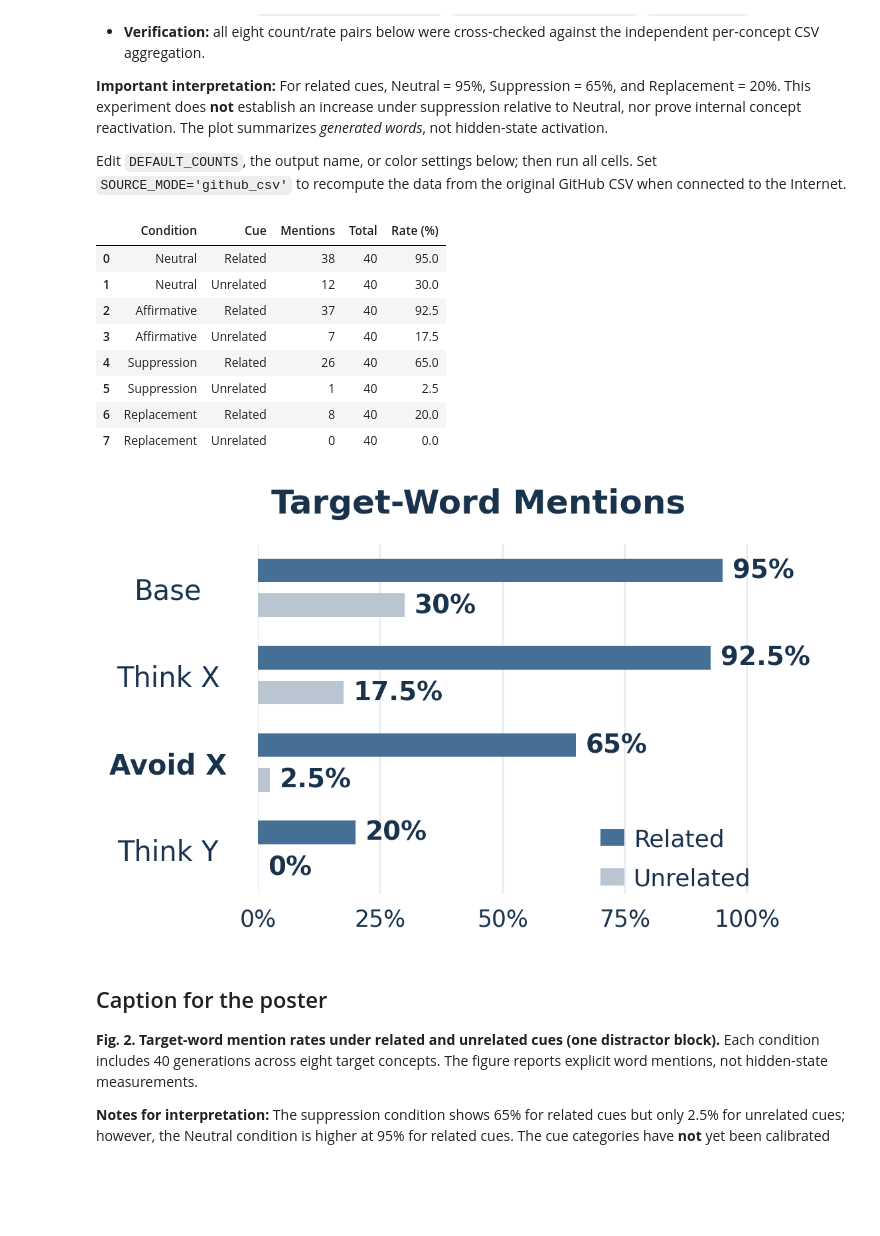
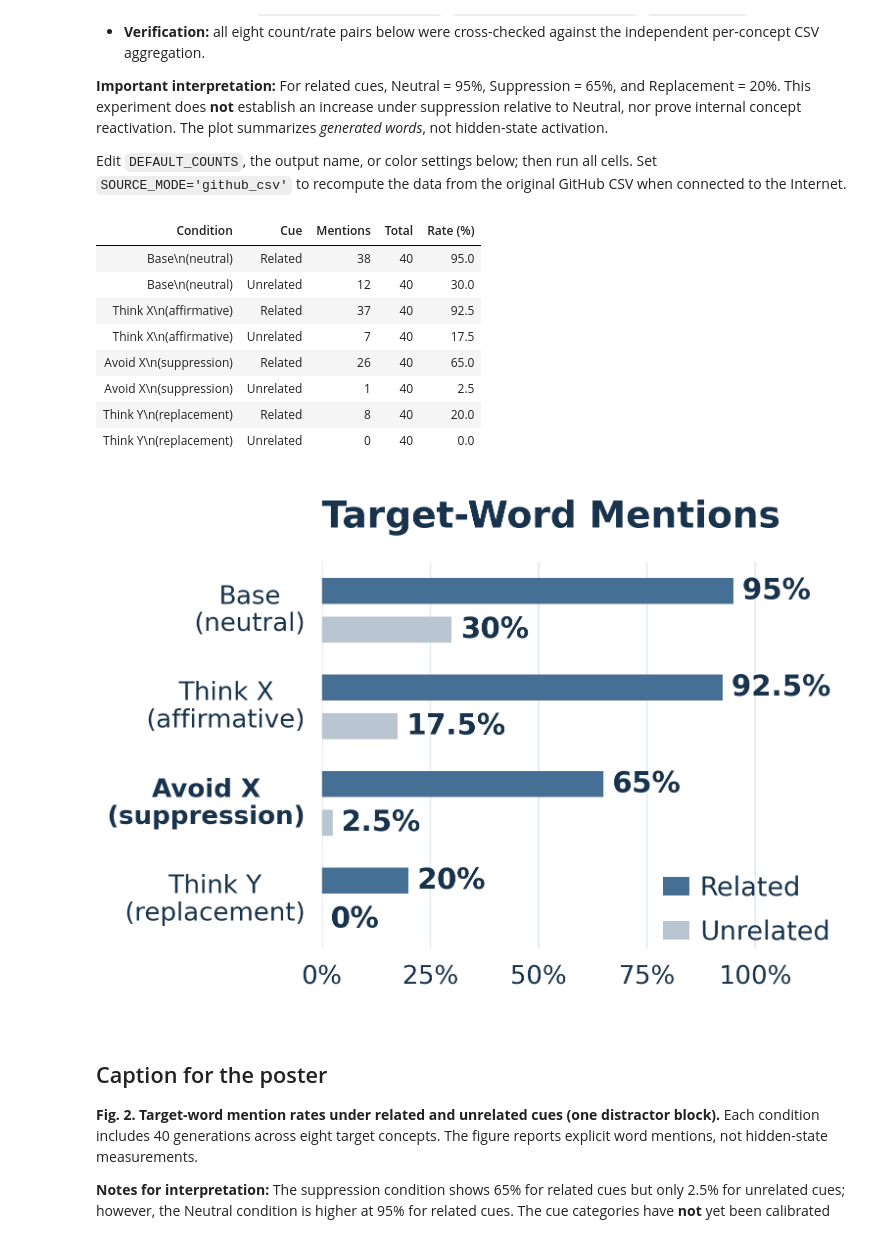
Before and after one commit to ryouy/GraduationThesis, a Jupyter notebook: 1017/MidPoster_Fig2.ipynb, the cells around one changed output. Saved outputs shown, nothing was run; the diff lists cells and outputs as text; code cells hidden in the pictures; blank space fills up the shorter version.

Commit message:
Show poster condition labels on two lines and refresh figure preview

```diff
--- a/1017/MidPoster_Fig2.ipynb
+++ b/1017/MidPoster_Fig2.ipynb
@@ -46,7 +46,7 @@ DEFAULT_COUNTS = {
 }
 
 CONDITIONS = ["neutral", "affirm", "suppression", "replacement"]
-LABELS = ["Neutral", "Affirmative", "Suppression", "Replacement"]
+LABELS = ["Base\n(neutral)", "Think X\n(affirmative)", "Avoid X\n(suppression)", "Think Y\n(replacement)"]
 CUES = ["related", "unrelated"]
 
 # Designed for a ~13 cm wide A3 poster column (SVG remains fully scalable).
@@ -102,15 +102,15 @@ for condition, label in zip(CONDITIONS, LABELS):
 result_table=pd.DataFrame(rows)
 display(result_table)
 # %% [output]
-|  | Condition | Cue | Mentions | Total | Rate (%) |
-| 0 | Neutral | Related | 38 | 40 | 95.0 |
-| 1 | Neutral | Unrelated | 12 | 40 | 30.0 |
-| 2 | Affirmative | Related | 37 | 40 | 92.5 |
-| 3 | Affirmative | Unrelated | 7 | 40 | 17.5 |
-| 4 | Suppression | Related | 26 | 40 | 65.0 |
-| 5 | Suppression | Unrelated | 1 | 40 | 2.5 |
-| 6 | Replacement | Related | 8 | 40 | 20.0 |
-| 7 | Replacement | Unrelated | 0 | 40 | 0.0 |
+| Condition | Cue | Mentions | Total | Rate (%) |
+| Base\n(neutral) | Related | 38 | 40 | 95.0 |
+| Base\n(neutral) | Unrelated | 12 | 40 | 30.0 |
+| Think X\n(affirmative) | Related | 37 | 40 | 92.5 |
+| Think X\n(affirmative) | Unrelated | 7 | 40 | 17.5 |
+| Avoid X\n(suppression) | Related | 26 | 40 | 65.0 |
+| Avoid X\n(suppression) | Unrelated | 1 | 40 | 2.5 |
+| Think Y\n(replacement) | Related | 8 | 40 | 20.0 |
+| Think Y\n(replacement) | Unrelated | 0 | 40 | 0.0 |
 # %%
 
 # === 3. Build a vector graphic ===
@@ -124,7 +124,7 @@ BLUE = "#456F94"
 GRAY = "#B9C5D0"
 GRID = "#E5EAF0"
 
-LABELS = ["Base", "Think X", "Avoid X", "Think Y"]
+# Use the two-line condition labels defined in the settings cell.
 
 plt.rcParams.update({
     "font.family": FONT,
@@ -141,15 +141,15 @@ fig, ax = plt.subplots(
 
 # Layout
 fig.subplots_adjust(
-    left=0.25,
-    right=1.1,
+    left=0.30,
+    right=0.98,
     top=0.84,
     bottom=0.13
 )
 
 # Title
 fig.text(
-    0.27, 0.955,
+    0.30, 0.955,
     "Target-Word Mentions",
     fontsize=18,
     fontweight="bold",
@@ -223,16 +223,18 @@ ax.set_xlim(0, 118)
 ax.set_yticks(centers)
 ax.set_yticklabels(
     LABELS,
-    fontsize=15,
+    fontsize=12.5,
     color=NAVY
 )
 
-# Center-align labels
+# Keep each two-line label centered on its pair of bars.
 for label in ax.get_yticklabels():
-    label.set_horizontalalignment("center")
-    label.set_x(-0.13)
+    label.set_horizontalalignment("right")
+    label.set_multialignment("center")
+    label.set_verticalalignment("center")
+    label.set_linespacing(1.15)
 
-    if label.get_text() == "Avoid X":
+    if label.get_text().splitlines()[0] == "Avoid X":
         label.set_fontweight("bold")
 
 ax.tick_params(axis="y", length=0, pad=8)
@@ -247,34 +249,34 @@ ax.set_xticklabels(
 ax.tick_params(axis="x", length=0, pad=8)
 
 ax.grid(
     axis="x",
     color=GRID,
     linewidth=0.8,
     zorder=0
 )
 ax.set_axisbelow(True)
 
 for spine in ax.spines.values():
     spine.set_visible(False)
 
 # Export SVG and PNG
 OUTPUT_DIR.mkdir(parents=True, exist_ok=True)
 
 fig.savefig(
     OUTPUT_DIR / f"{OUTPUT_BASENAME}.svg",
     format="svg",
     dpi=300
 )
 
 fig.savefig(
     OUTPUT_DIR / f"{OUTPUT_BASENAME}.png",
     format="png",
     dpi=300
 )
 
 plt.show()
 # %% [output]
-[figure, old version]
+[figure, new version]
 # %% [markdown]
 ## Caption for the poster
 
```
